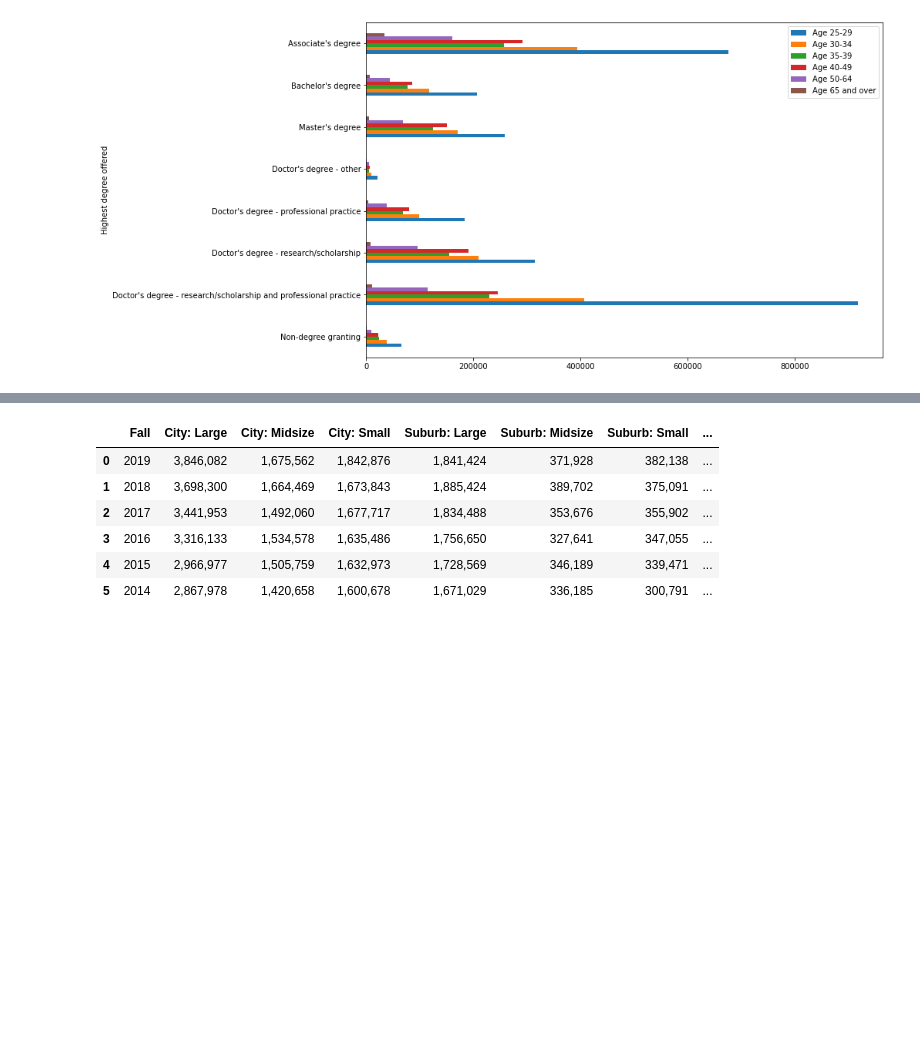
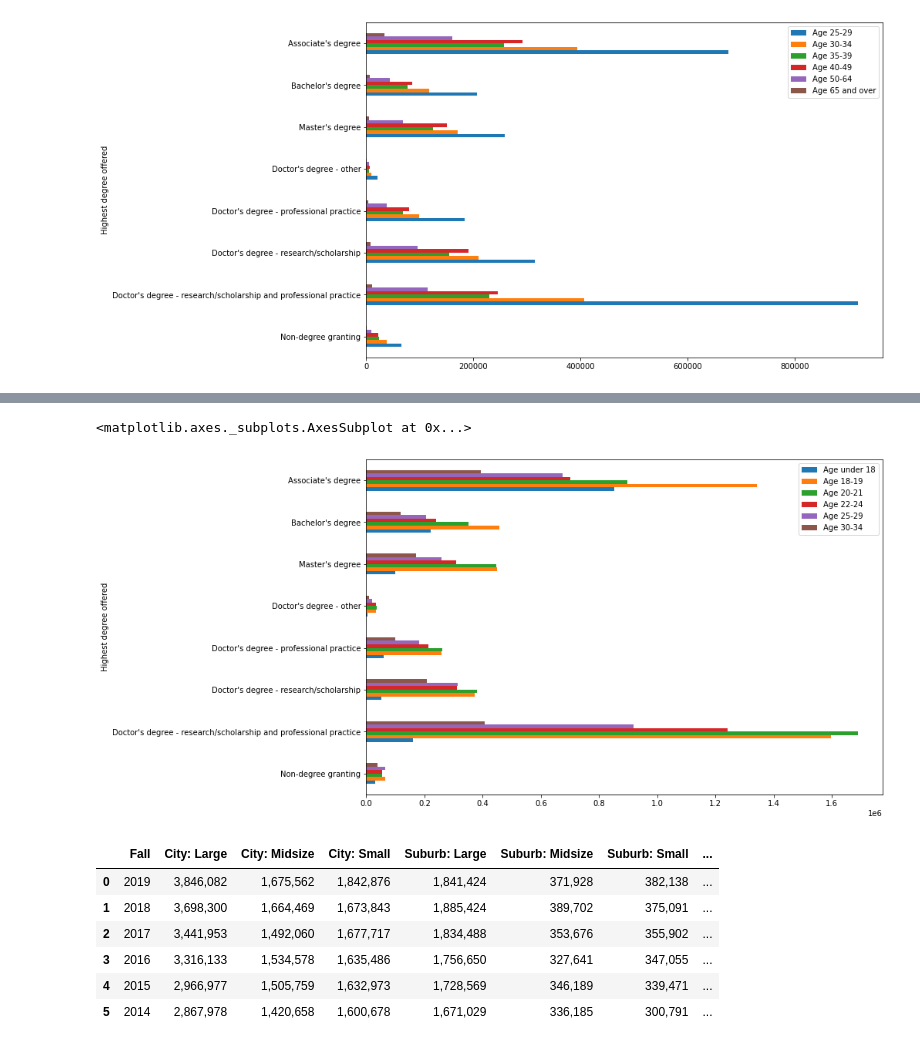
Before and after one commit to Vineet2107/HSO201_CourseProject, a Jupyter notebook: HSO_Arush.ipynb, the cells around one changed output, grey strips where cells are left out. Drawn from its saved outputs; the diff is of its cells as text; code cells hidden in the pictures; blank space fills up the shorter version.

```diff
--- a/HSO_Arush.ipynb
+++ b/HSO_Arush.ipynb
@@ -378,3 +374,25 @@ df_ageVShd_1.plot(kind = 'barh', ylabel = 'Number of students enrolled in 2018-1
 # %% [output]
 <matplotlib.axes._subplots.AxesSubplot at 0x...>
 [figure]
+# %%
+df_ageVShd = pd.read_csv('/content/drive/MyDrive/Age demographics>18 vs highest degree.txt', delimiter = '\t')
+df_ageVShd
+
+list_cols_df_ageVShd = df_ageVShd.columns
+list_cols_df_ageVShd = list_cols_df_ageVShd[1:]
+
+
+list = []
+for i in list_cols_df_ageVShd:
+  list = []
+  for item in df_ageVShd[i]:
+    list.append(''.join(re.split(',', item)))
+  df_ageVShd[i] = list
+  df_ageVShd[i] = df_ageVShd[i].astype('int')
+
+# df_ageVShd.set_index(df_ageVShd.columns[0])
+df_ageVShd_1 = pd.DataFrame()
+df_ageVShd_1 = df_ageVShd.drop('Total', axis = 1)
+df_ageVShd_1 = df_ageVShd_1.drop(0, axis = 0)
+df_ageVShd_1 = df_ageVShd_1.set_index(df_ageVShd_1.columns[0])
+df_ageVShd_1
@@ -381,3 +410,8 @@ df_ageVShd_1.plot(kind = 'barh', ylabel = 'Number of students enrolled in 2018-1
+# %%
+df_ageVShd_1.plot(kind = 'barh', ylabel = 'Number of students enrolled in 2018-19', figsize = (12,8))
+# %% [output]
+<matplotlib.axes._subplots.AxesSubplot at 0x...>
+[figure, added]
 # %%
 df_n2 = pd.read_csv('/content/drive/MyDrive/Time series degree of urbanisation 1.txt', delimiter='\t')
 df_n2
```
Also changed, not shown: parts of 4 cells of this notebook.
